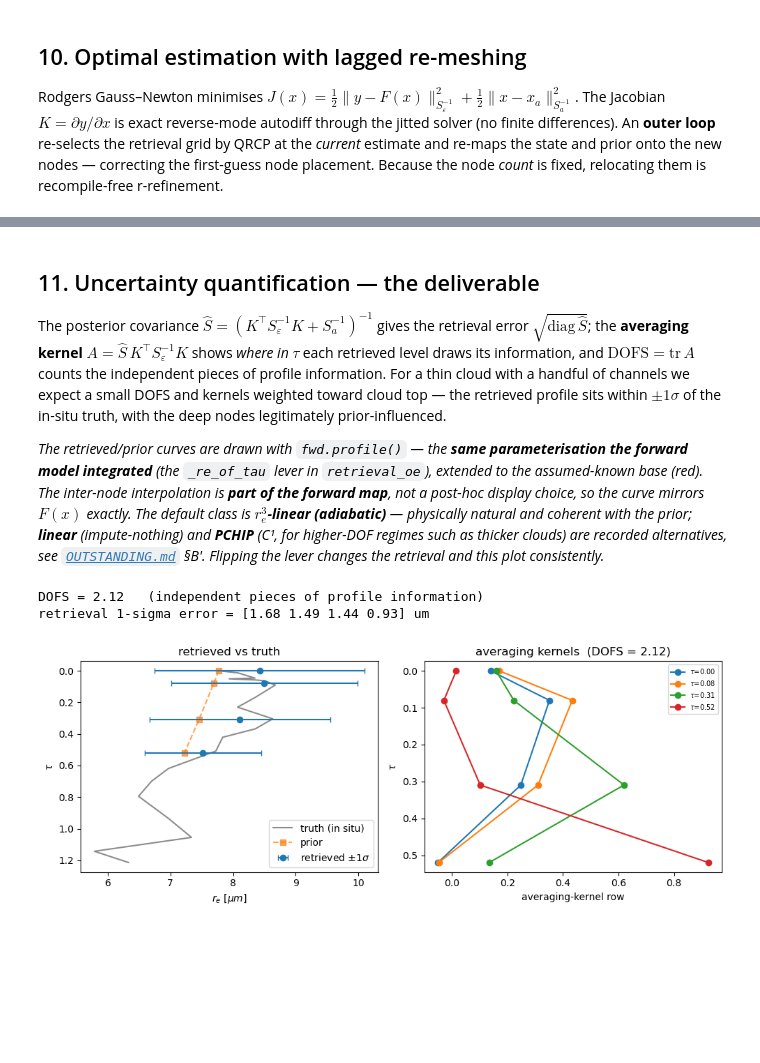
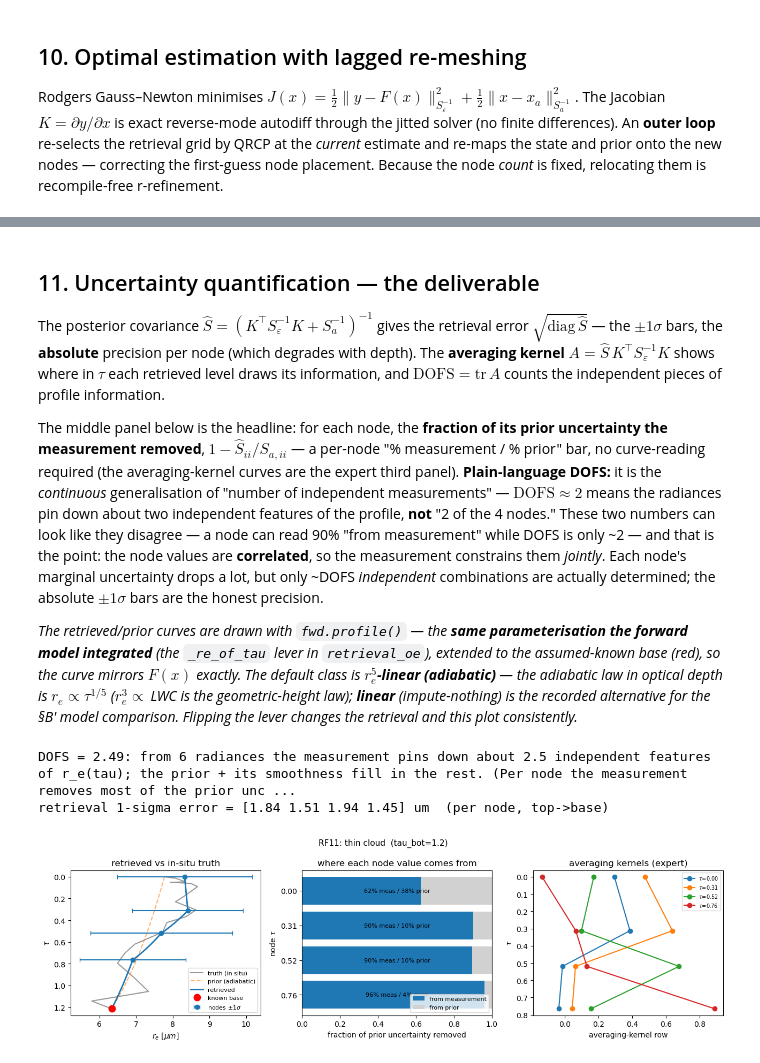
Before and after one commit to dhjx1996/Pythonic-DISORT_inhomogeneous_atmosphere, a Jupyter notebook: docs/riccati_solver_VOCALS_retrieval.ipynb, the cells around one changed output, grey strips where cells are left out. Drawn from its saved outputs; the diff is of its cells as text; code cells hidden in the pictures; blank space fills up the shorter version.

```diff
--- a/docs/riccati_solver_VOCALS_retrieval.ipynb
+++ b/docs/riccati_solver_VOCALS_retrieval.ipynb
@@ -273,47 +346,42 @@ final grid tau = [0.    0.08  0.309 0.519]
 # %% [markdown]
 ## 11. Uncertainty quantification — the deliverable
 
-The posterior covariance $\hat S=(K^{\!\top}S_\varepsilon^{-1}K+S_a^{-1})^{-1}$
-gives the retrieval error $\sqrt{\mathrm{diag}\,\hat S}$; the **averaging kernel**
-$A=\hat S\,K^{\!\top}S_\varepsilon^{-1}K$ shows *where in $\tau$* each retrieved
-level draws its information, and $\mathrm{DOFS}=\mathrm{tr}\,A$ counts the
-independent pieces of profile information. For a thin cloud with a handful of
-channels we expect a small DOFS and kernels weighted toward cloud top — the
-retrieved profile sits within $\pm1\sigma$ of the in-situ truth, with the deep
-nodes legitimately prior-influenced.
+The posterior covariance $\hat S=(K^{\!\top}S_\varepsilon^{-1}K+S_a^{-1})^{-1}$ gives
+the retrieval error $\sqrt{\mathrm{diag}\,\hat S}$ — the $\pm1\sigma$ bars, the
+**absolute** precision per node (which degrades with depth). The **averaging kernel**
+$A=\hat S\,K^{\!\top}S_\varepsilon^{-1}K$ shows where in $\tau$ each retrieved level
+draws its information, and $\mathrm{DOFS}=\mathrm{tr}\,A$ counts the independent pieces
+of profile information.
 
-*The retrieved/prior curves are drawn with `fwd.profile()` — the **same parameterisation the forward model integrated** (the `_re_of_tau` lever in `retrieval_oe`), extended to the assumed-known base (red). The inter-node interpolation is **part of the forward map**, not a post-hoc display choice, so the curve mirrors $F(x)$ exactly. The default class is **$r_e^3$-linear (adiabatic)** — physically natural and coherent with the prior; **linear** (impute-nothing) and **PCHIP** (C¹, for higher-DOF regimes such as thicker clouds) are recorded alternatives, see [`OUTSTANDING.md`](./OUTSTANDING.md) §B′. Flipping the lever changes the retrieval and this plot consistently.*
+The middle panel below is the headline: for each node, the **fraction of its prior
+uncertainty the measurement removed**, $1-\hat S_{ii}/S_{a,ii}$ — a per-node "%
+measurement / % prior" bar, no curve-reading required (the averaging-kernel curves are
+the expert third panel). **Plain-language DOFS:** it is the *continuous* generalisation
+of "number of independent measurements" — $\mathrm{DOFS}\approx2$ means the radiances
+pin down about two independent features of the profile, **not** "2 of the 4 nodes."
+These two numbers can look like they disagree — a node can read 90% "from measurement"
+while DOFS is only ~2 — and that is the point: the node values are **correlated**, so
+the measurement constrains them *jointly*. Each node's marginal uncertainty drops a lot,
+but only ~DOFS *independent* combinations are actually determined; the absolute $\pm1\sigma$
+bars are the honest precision.
+
+*The retrieved/prior curves are drawn with `fwd.profile()` — the **same
+parameterisation the forward model integrated** (the `_re_of_tau` lever in
+`retrieval_oe`), extended to the assumed-known base (red), so the curve mirrors $F(x)$
+exactly. The default class is **$r_e^5$-linear (adiabatic)** — the adiabatic law in
+optical depth is $r_e\propto\tau^{1/5}$ ($r_e^3\propto\,$LWC is the geometric-height
+law); **linear** (impute-nothing) is the recorded alternative for the §B′ model
+comparison. Flipping the lever changes the retrieval and this plot consistently.*
 # %%
 post = roe.posterior_diagnostics(res.K, res.Sa, res.Se)
-print(f'DOFS = {post.dofs:.2f}   (independent pieces of profile information)')
-print(f'retrieval 1-sigma error = {np.round(post.error, 2)} um')
+print(dofs_sentence(post, fwd.m))
+print('retrieval 1-sigma error =', np.round(post.error, 2), 'um  (per node, top->base)')
 
-# Draw the retrieved/prior profiles via fwd.profile() -- the SAME parameterisation
-# the forward integrated (the jnp.interp lever in retrieval_oe._re_of_tau), so the
-# curve mirrors F(x) by construction rather than re-interpolating post-hoc.
-tau_d = np.linspace(0.0, truth.tau_bot, 200)
-fig, ax = plt.subplots(1, 2, figsize=(10, 4))
-ax[0].plot(truth.r_e, truth.tau, '-', color='k', alpha=0.4, label='truth (in situ)')
-ax[0].plot(fwd.profile(res.x_a, res.tau_nodes, tau_d), tau_d, '--', color='C1',
-           alpha=0.5, label='prior')
-ax[0].plot(fwd.profile(res.x, res.tau_nodes, tau_d), tau_d, '-', color='C0',
-           alpha=0.8, label='retrieved (forward param.)')
-ax[0].errorbar(res.x, res.tau_nodes, xerr=post.error, fmt='o', color='C0', capsize=3,
-               label=r'nodes $\pm1\sigma$')
-ax[0].plot(truth.r_base, truth.tau_bot, 'o', color='red', ms=9, zorder=5,
-           label=r'known base $(\tau_{bot}, r_{base})$')
-ax[0].invert_yaxis()
-ax[0].set_xlabel(r'$r_e\ [\mu m]$'); ax[0].set_ylabel(r'$\tau$')
-ax[0].legend(fontsize=8); ax[0].set_title('retrieved vs truth')
-
-for i in range(res.tau_nodes.size):
-    ax[1].plot(post.A[i], res.tau_nodes, 'o-', label=fr'$\tau$={res.tau_nodes[i]:.2f}')
-ax[1].invert_yaxis()
-ax[1].set_xlabel('averaging-kernel row'); ax[1].set_ylabel(r'$\tau$')
-ax[1].set_title(f'averaging kernels  (DOFS = {post.dofs:.2f})')
-ax[1].legend(fontsize=7)
-plt.tight_layout()
+# plot_uq draws all three panels via fwd.profile() (the forward's own r_e(tau)),
+# so the displayed curve mirrors F(x); the middle panel is the headline split.
+_ = plot_uq(fwd, res, post, truth,
+            title=f'{truth.flight}: thin cloud  (tau_bot={truth.tau_bot:.1f})')
 # %% [output]
-DOFS = 2.12   (independent pieces of profile information)
-retrieval 1-sigma error = [1.68 1.49 1.44 0.93] um
+DOFS = 2.49: from 6 radiances the measurement pins down about 2.5 independent features of r_e(tau); the prior + its smoothness fill in the rest. (Per node the measurement removes most of the prior unc ...
+retrieval 1-sigma error = [1.84 1.51 1.94 1.45] um  (per node, top->base)
-[figure, old version]
+[figure, new version]
```
Also changed, not shown: parts of 17 cells of this notebook, 21 other files.
